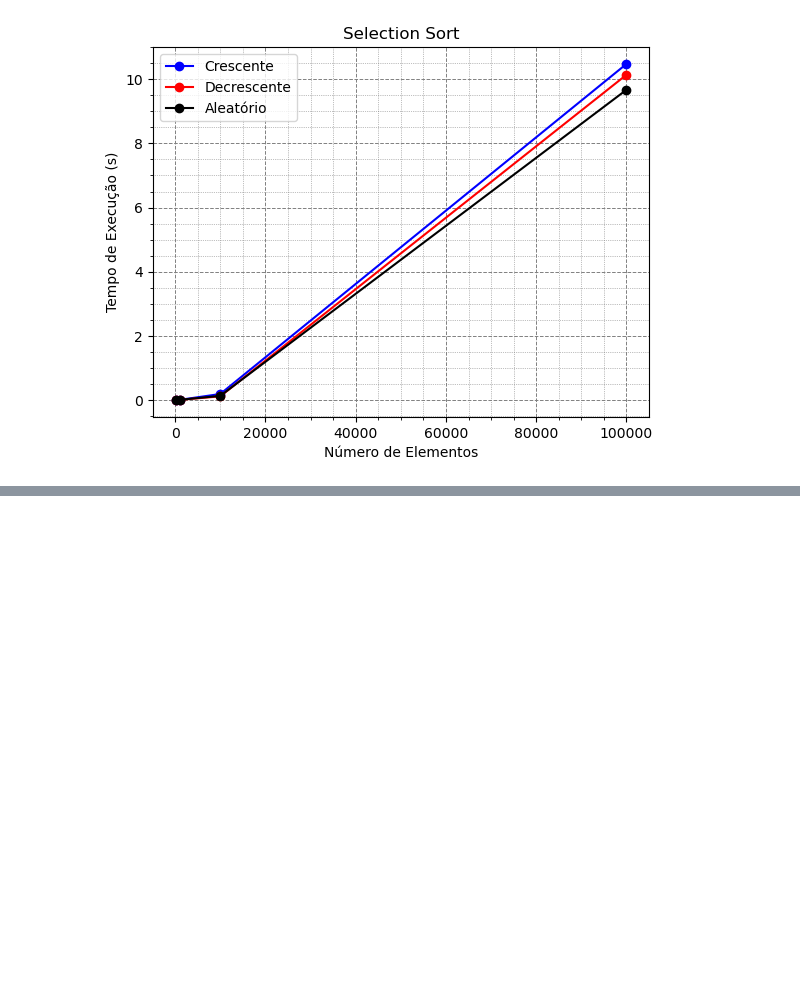
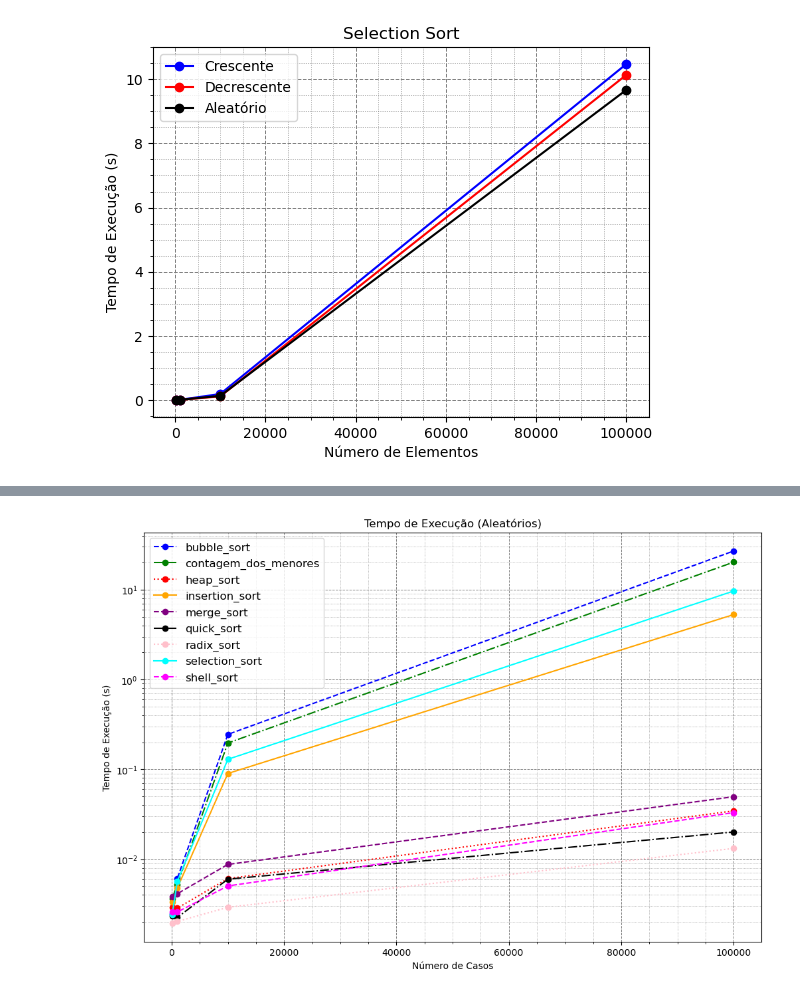
Before and after one commit to GabrielIamato/sorting_algorithms, a Jupyter notebook: sorting_algorithms/sorting_algorithms_charts.ipynb, the cells around one changed output, grey strips where cells are left out. Cells and saved outputs as stored; diff of their text form; code cells hidden in the pictures; blank space fills up the shorter version.

```diff
--- a/sorting_algorithms/sorting_algorithms_charts.ipynb
+++ b/sorting_algorithms/sorting_algorithms_charts.ipynb
@@ -160,0 +204,44 @@ pivoted
+# %%
+def plotar_grafico_geral(df, tipo, xlabel_name, ylabel_name, title_name):
+    # Lista de 9 estilos de linha diferentes
+    plt.figure(figsize=(12, 8))
+    linestyles = ['--', '-.', ':', '-', '--', '-.', ':', '-']
+
+    # Lista de 9 cores diferentes
+    colors = ['blue', 'green', 'red', 'orange', 'purple', 'black', 'pink', 'cyan', 'magenta']
+
+    # Verifica se o tipo é aleatório
+    if tipo == "aleatorio":
+        # Calcula a média para cada 'metodo' e 'Diretório' (como tipo aleatório)
+        df_tipo_aggregated = df.groupby(['metodo', 'NumCasos', 'Diretório'])['TempoReal'].mean().reset_index()
+        df_tipo_aggregated = df_tipo_aggregated[df_tipo_aggregated['Diretório'] == tipo]
+    else:
+        # Caso contrário, filtra os dados para o tipo específico
+        df_tipo_aggregated = df[df['Diretório'] == tipo]
+
+    # Plotando os dados para cada 'metodo'
+    for idx, metodo in enumerate(df_tipo_aggregated['metodo'].unique()):
+        df_metodo = df_tipo_aggregated[df_tipo_aggregated['metodo'] == metodo]
+
+        # Alternando entre estilos de linha e cores
+        plt.plot(df_metodo["NumCasos"], df_metodo['TempoReal'],
+                 marker='o', linestyle=linestyles[idx % len(linestyles)],
+                 color=colors[idx % len(colors)], label=metodo)
+    plt.yscale('log')
+    # Definindo rótulos e título
+    plt.xlabel(xlabel_name)
+    plt.ylabel(ylabel_name)
+    plt.title(title_name)
+    plt.legend()
+
+    # Configuração do grid
+    plt.grid(True, which='both', linestyle='--', linewidth=0.7, color='gray')  # Grid principal
+    plt.minorticks_on()  # Ativar as linhas menores
+    plt.grid(True, which='minor', linestyle=':', linewidth=0.5, color='gray')  # Grid menores
+    plt.legend(fontsize=12)
+    # Exibindo o gráfico
+    plt.show()
+# %%
+plotar_grafico_geral(df, "aleatorio", "Número de Casos", "Tempo de Execução (s)", "Tempo de Execução (Aleatórios)")
+# %% [output]
+[figure, added]
```
Also changed, not shown: parts of 9 cells of this notebook, 7 other files.
